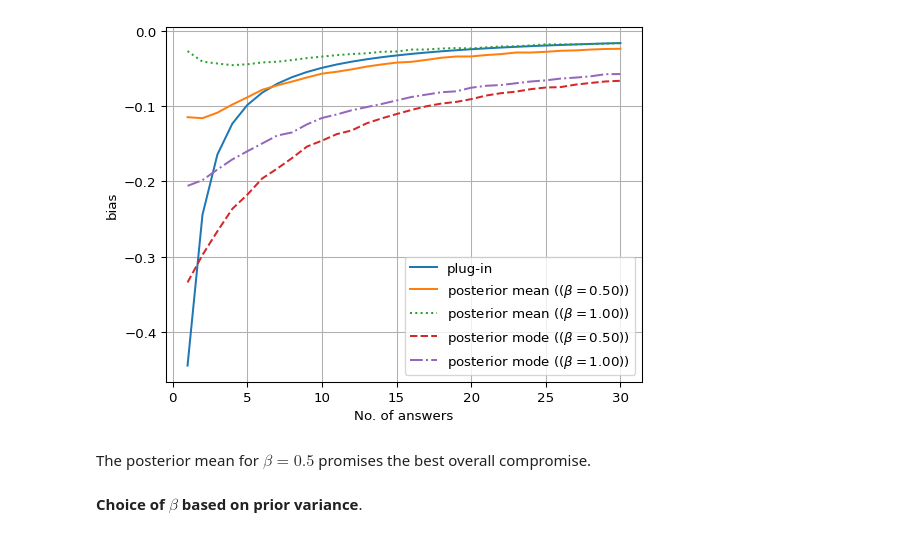
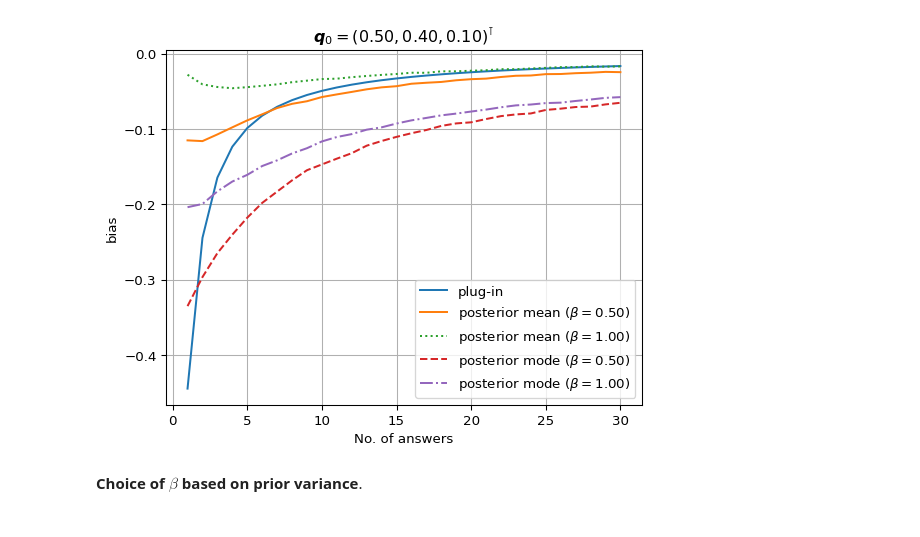
Before and after one commit to cklugmann/ambiguity_paper, a Jupyter notebook: notebooks/estimation.ipynb, the cells around one changed output. Drawn from its saved outputs; the diff is of its cells as text; code cells hidden in the pictures.

```diff
--- a/notebooks/estimation.ipynb
+++ b/notebooks/estimation.ipynb
@@ -65,37 +65,39 @@ fig, ax = plt.subplots()
 plugin_estiamtor = estimators.NewAmbiguityPlugInEstimator()
 selected_biases = compute_biases(estimator=plugin_estiamtor, sample_sizes=sample_sizes, q0=q0)[idx]
 
 ax.plot(sample_sizes, selected_biases, label="plug-in")
 
 settings = [
     Bunch(beta=0.5, estimator_type=EstimationType.MEAN),
     Bunch(beta=1.0, estimator_type=EstimationType.MEAN),
     Bunch(beta=0.5, estimator_type=EstimationType.MODE),
     Bunch(beta=1.0, estimator_type=EstimationType.MODE),
 ]
 
 for linestyle, setting in zip(linestyles(), settings):
-    label = "($\\beta="+f"{setting.beta: .2f}"+"$)"
+    label = "$\\beta="+f"{setting.beta: .2f}"+"$"
     label = f"posterior {'mean' if setting.estimator_type == EstimationType.MEAN else 'mode'} ({label})"
     _selected_biases = compute_biases(
         estimator=estimators.NewAmbiguityBayesianEstimator(**setting),
         sample_sizes=sample_sizes,
         q0=q0,
         repeats=4
     )[idx]
     ax.plot(sample_sizes, _selected_biases, linestyle=linestyle, label=label)
 
 ax.grid(True)
 ax.set_xlabel("No. of answers")
 ax.set_ylabel("bias")
 if always_show_legend or idx < 1:
     ax.legend()
+
+q0_str = ",".join([f"{x:.2f}" for x in q0[idx].tolist()])
+ax.set_title("$\\boldsymbol{q}_0 = (" + q0_str + ")^{\\intercal}$")
+
 fig.savefig(out_path("bias", f"dist{idx}.pdf"), bbox_inches="tight")
 plt.show()
 # %% [output]
-[figure, old version]
+[figure, new version]
-# %% [markdown]
-The posterior mean for $\beta=0.5$ promises the best overall compromise.
 # %% [markdown]
 **Choice of $\beta$ based on prior variance**.
 # %%
```
Also changed, not shown: parts of 1 cell of this notebook, 2 other files.
